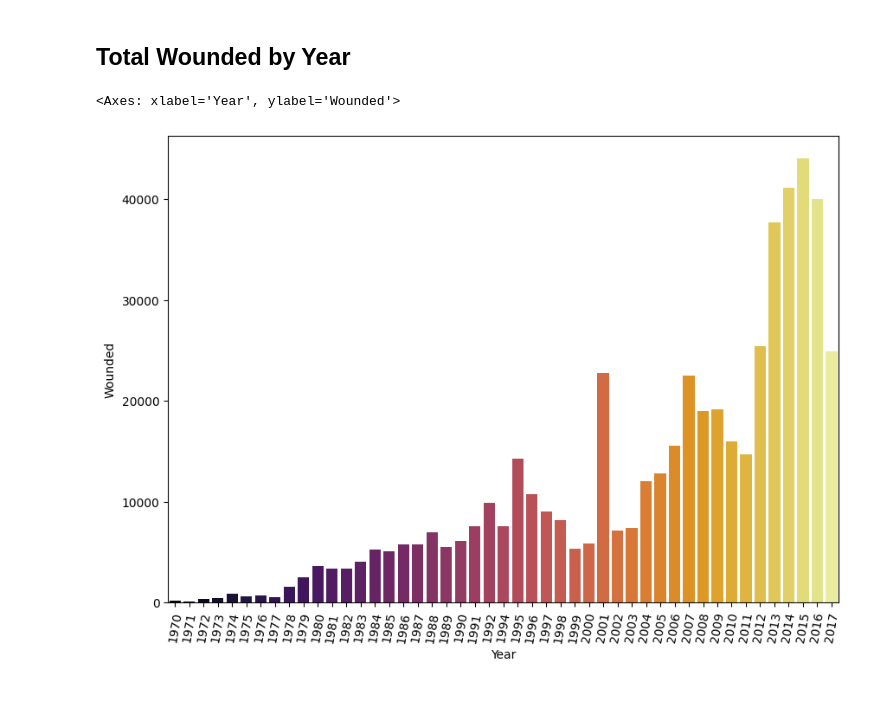
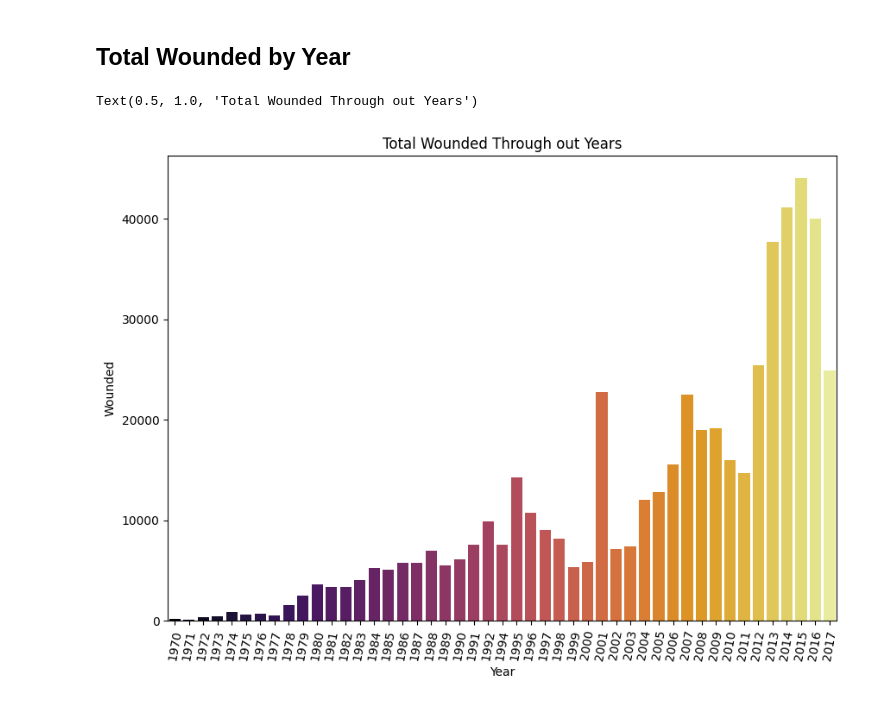
Before and after one commit to Gemini-Abhi/Machine-Learning-projects, a Jupyter notebook: Terrorism Project/Terrorism.ipynb, the cells around one changed output. Cells and saved outputs as stored; diff of their text form; code cells hidden in the pictures.

```diff
--- a/Terrorism Project/Terrorism.ipynb
+++ b/Terrorism Project/Terrorism.ipynb
@@ -413,7 +414,8 @@ sns.barplot(data=w,x=w.index,y='killed',palette='inferno')
 # %%
 plt.subplots(figsize=(10,7))
 plt.xticks(rotation=80)
 sns.barplot(data=w,x=w.index,y='Wounded',palette='inferno')
+plt.title('Total Wounded Through out Years')
 # %% [output]
-<Axes: xlabel='Year', ylabel='Wounded'>
+Text(0.5, 1.0, 'Total Wounded Through out Years')
-[figure, old version]
+[figure, new version]
```
Also changed, not shown: parts of 10 cells of this notebook.
